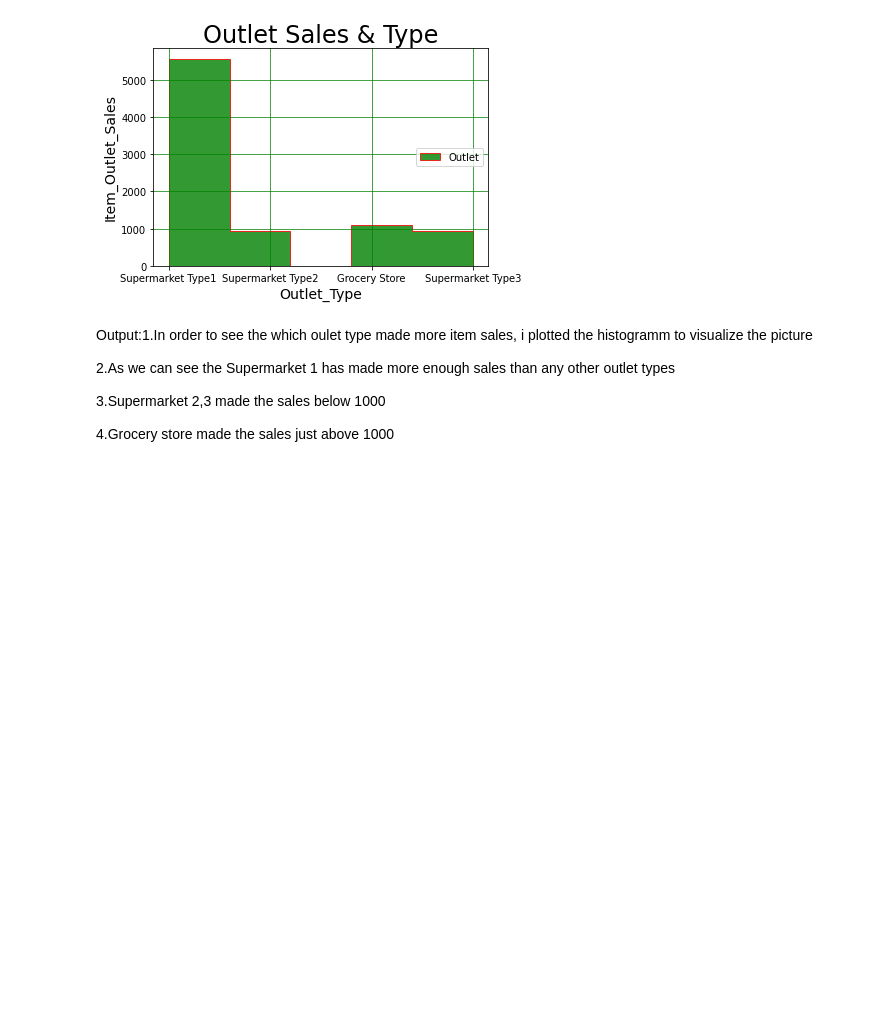
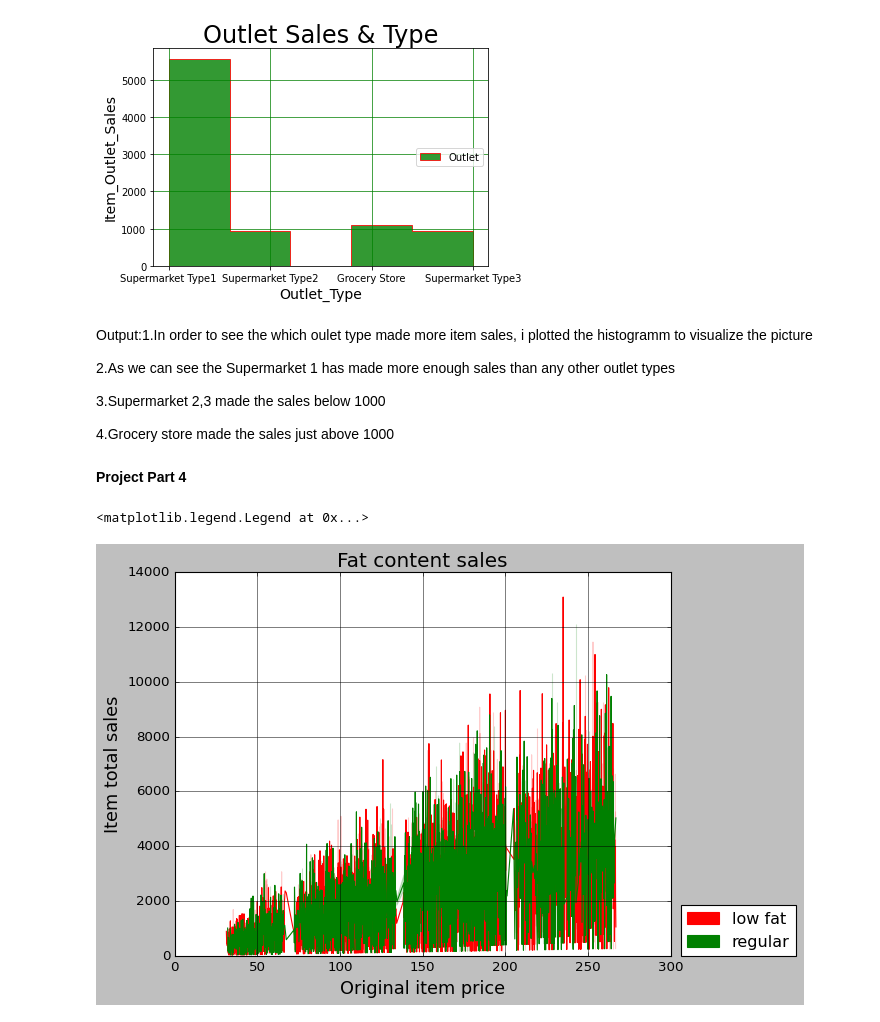
Before and after one commit to altynbektilepbergenov/Food-Sales-predictions, a Jupyter notebook: Sales_predictions.ipynb, the cells around one changed output. Saved outputs shown, nothing was run; the diff lists cells and outputs as text; code cells hidden in the pictures; blank space fills up the shorter version.

```diff
--- a/Sales_predictions.ipynb
+++ b/Sales_predictions.ipynb
@@ -529,3 +529,5 @@ Output:1.In order to see the which oulet type made more item sales, i plotted th
 3.Supermarket 2,3 made the sales below 1000
 
 4.Grocery store made the sales just above 1000
+# %% [markdown]
+**Project Part 4**
@@ -531,0 +537,13 @@ Output:1.In order to see the which oulet type made more item sales, i plotted th
+# %%
+sns.lineplot(x='Item_MRP', y='Item_Outlet_Sales',data=df, hue='Item_Fat_Content', palette=['red','green'],n_boot=100);
+plt.title('Fat content sales',c='black',fontsize=18)
+plt.xlabel('Original item price',fontsize = 16)
+plt.ylabel('Item total sales',fontsize = 16)
+plt.style.use('classic')
+plt.grid(c = 'black', alpha = .9,linestyle = '-')
+red_patch = mpatches.Patch(color='red',label='low fat')
+green_patch=mpatches.Patch(color='green',label='regular')
+plt.legend(loc=(1.02,0),handles=[red_patch,green_patch])
+# %% [output]
+<matplotlib.legend.Legend at 0x...>
+[figure, added]
```
Also changed, not shown: parts of 8 cells of this notebook.
